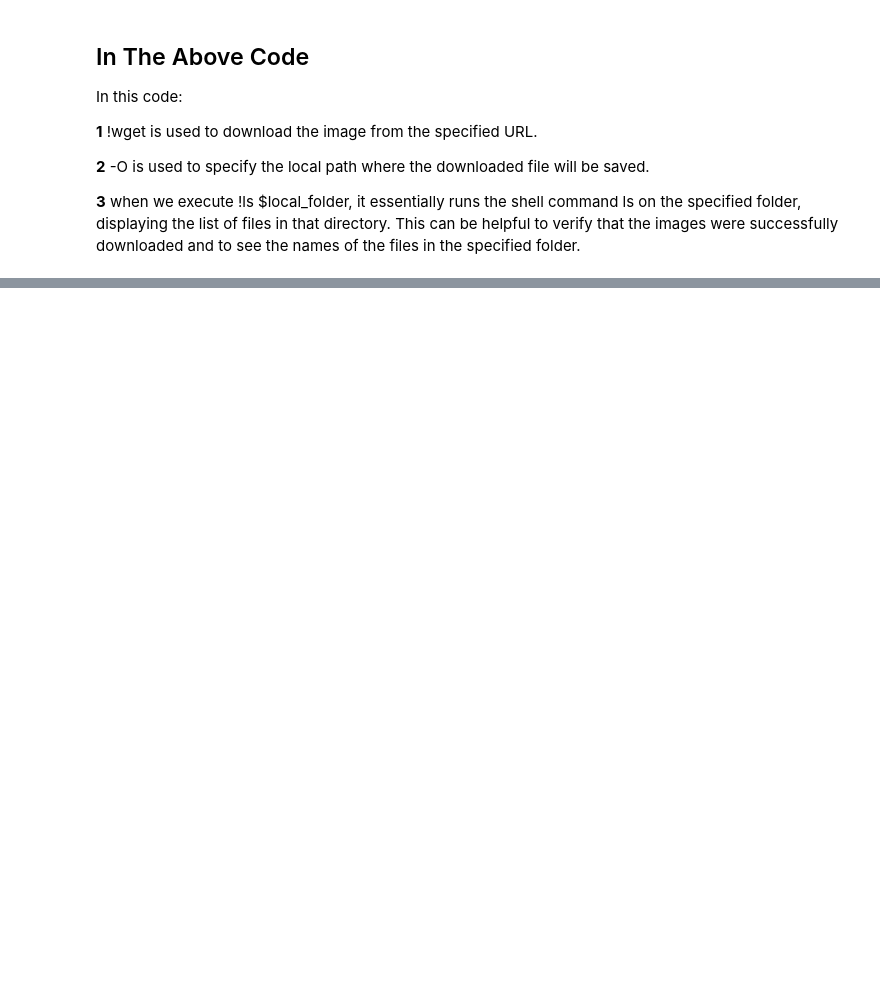
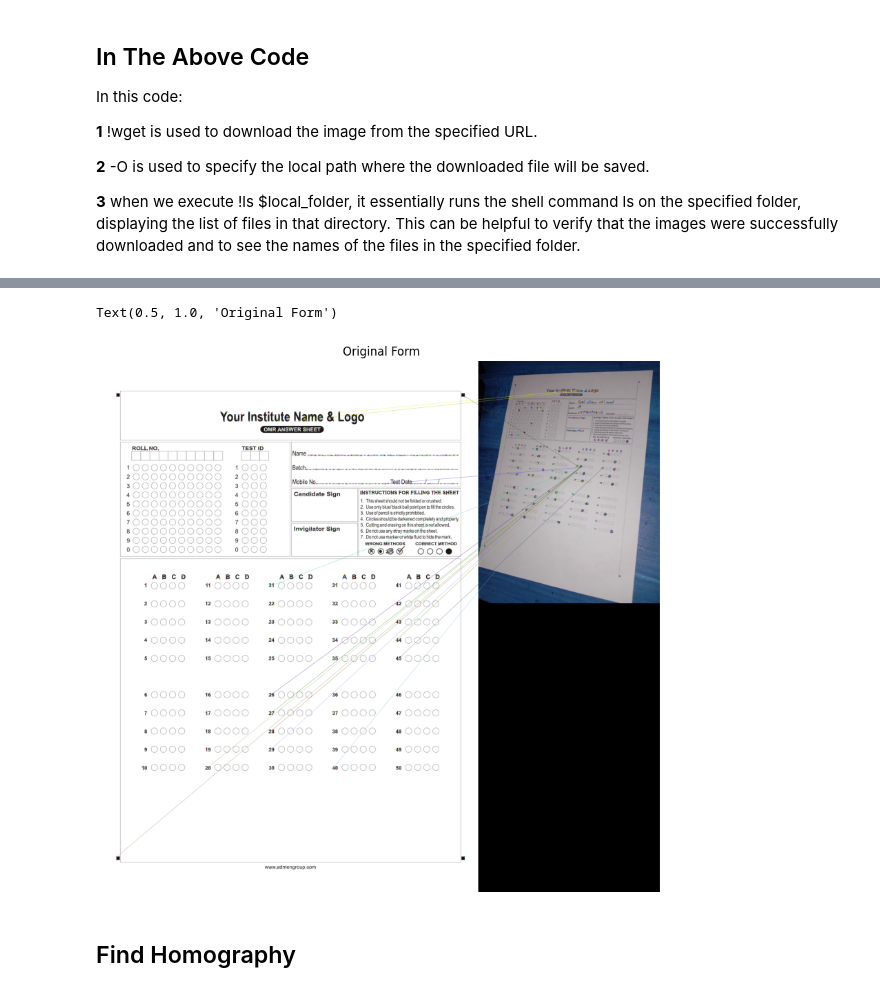
Before and after one commit to AbrarMahmud/EEE_447, a Jupyter notebook: src/Image_Registration_1906112_me.ipynb, the cells around one changed output, grey strips where cells are left out. Cells and saved outputs as stored; diff of their text form; code cells hidden in the pictures; blank space fills up the shorter version.

```diff
--- a/src/Image_Registration_1906112_me.ipynb
+++ b/src/Image_Registration_1906112_me.ipynb
@@ -62,0 +136,24 @@ im2_cvt = cv2.cvtColor(im2, cv2.COLOR_BGR2RGB) #This function is used only to co
+# %%
+# Match features.
+matcher = cv2.DescriptorMatcher_create(cv2.DESCRIPTOR_MATCHER_BRUTEFORCE_HAMMING)
+
+# Converting to list for sorting as tuples are immutable objects.
+matches = list(matcher.match(descriptors1, descriptors2, None))
+
+# Sort matches by score
+matches.sort(key=lambda x: x.distance, reverse=False)
+
+# Remove not so good matches
+numGoodMatches = int(len(matches) * 0.01)
+matches = matches[:numGoodMatches]
+# %%
+# Draw top matches
+im_matches = cv2.drawMatches(im1, keypoints1, im2, keypoints2, matches, None)
+
+plt.figure(figsize=[40, 10])
+plt.imshow(im_matches);plt.axis("off");plt.title("Original Form")
+# %% [output]
+Text(0.5, 1.0, 'Original Form')
+[figure, added]
+# %% [markdown]
+##  Find Homography
```
Also changed, not shown: parts of 10 cells of this notebook.
